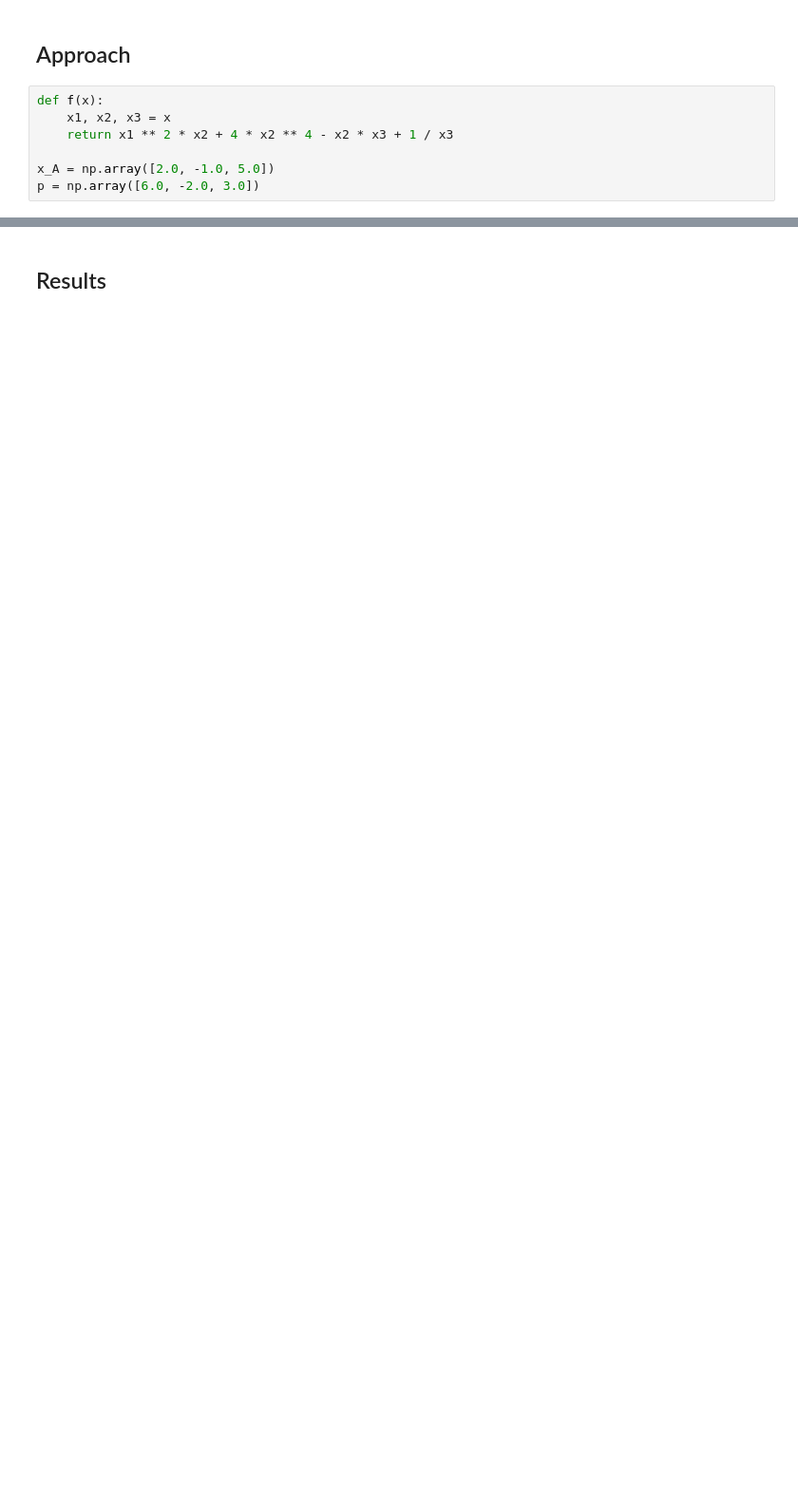
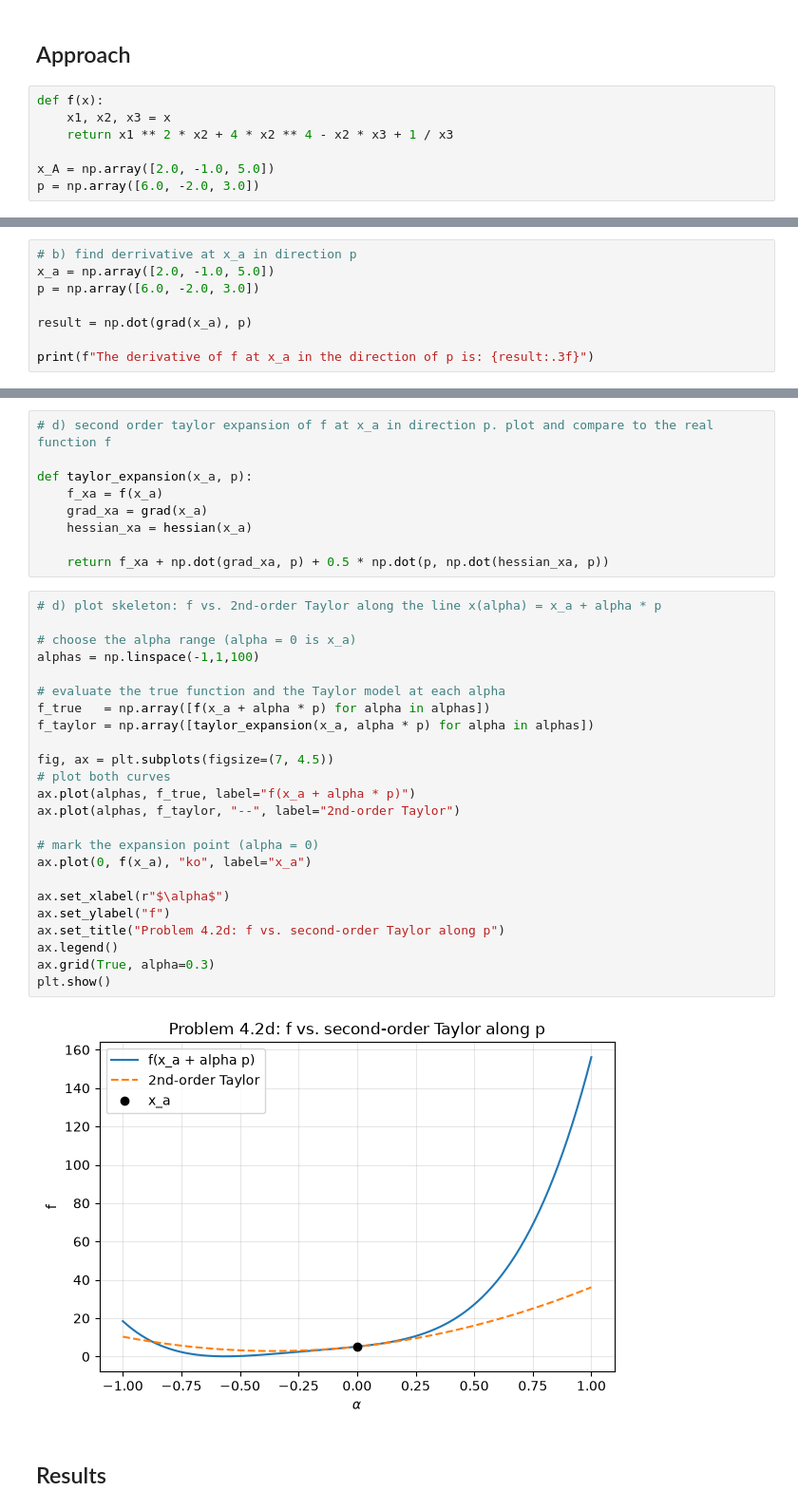
Before and after one commit to S0mar/MDO_Learn, a Jupyter notebook: solutions/ch04/prob4_2.ipynb, the cells around one changed output, grey strips where cells are left out. Shown at 95% size. Saved outputs shown, nothing was run; the diff lists cells and outputs as text; blank space fills up the shorter version.

```diff
--- a/solutions/ch04/prob4_2.ipynb
+++ b/solutions/ch04/prob4_2.ipynb
@@ -31,0 +45,8 @@ p = np.array([6.0, -2.0, 3.0])
+# %%
+# b) find derrivative at x_a in direction p
+x_a = np.array([2.0, -1.0, 5.0])
+p = np.array([6.0, -2.0, 3.0])
+
+result = np.dot(grad(x_a), p)
+
+print(f"The derivative of f at x_a in the direction of p is: {result:.3f}")
@@ -32,2 +80,37 @@ p = np.array([6.0, -2.0, 3.0])
+# %%
+# d) second order taylor expansion of f at x_a in direction p. plot and compare to the real function f
+
+def taylor_expansion(x_a, p):
+    f_xa = f(x_a)
+    grad_xa = grad(x_a)
+    hessian_xa = hessian(x_a)
+
+    return f_xa + np.dot(grad_xa, p) + 0.5 * np.dot(p, np.dot(hessian_xa, p))
+# %%
+# d) plot skeleton: f vs. 2nd-order Taylor along the line x(alpha) = x_a + alpha * p
+
+# choose the alpha range (alpha = 0 is x_a)
+alphas = np.linspace(-1,1,100)
+
+# evaluate the true function and the Taylor model at each alpha
+f_true   = np.array([f(x_a + alpha * p) for alpha in alphas])
+f_taylor = np.array([taylor_expansion(x_a, alpha * p) for alpha in alphas])
+
+fig, ax = plt.subplots(figsize=(7, 4.5))
+# plot both curves
+ax.plot(alphas, f_true, label="f(x_a + alpha * p)")
+ax.plot(alphas, f_taylor, "--", label="2nd-order Taylor")
+
+# mark the expansion point (alpha = 0)
+ax.plot(0, f(x_a), "ko", label="x_a")
+
+ax.set_xlabel(r"$\alpha$")
+ax.set_ylabel("f")
+ax.set_title("Problem 4.2d: f vs. second-order Taylor along p")
+ax.legend()
+ax.grid(True, alpha=0.3)
+plt.show()
+# %% [output]
+[figure, added]
 # %% [markdown]
 ## Results
```
Also changed, not shown: parts of 6 cells of this notebook, 3 other files.
